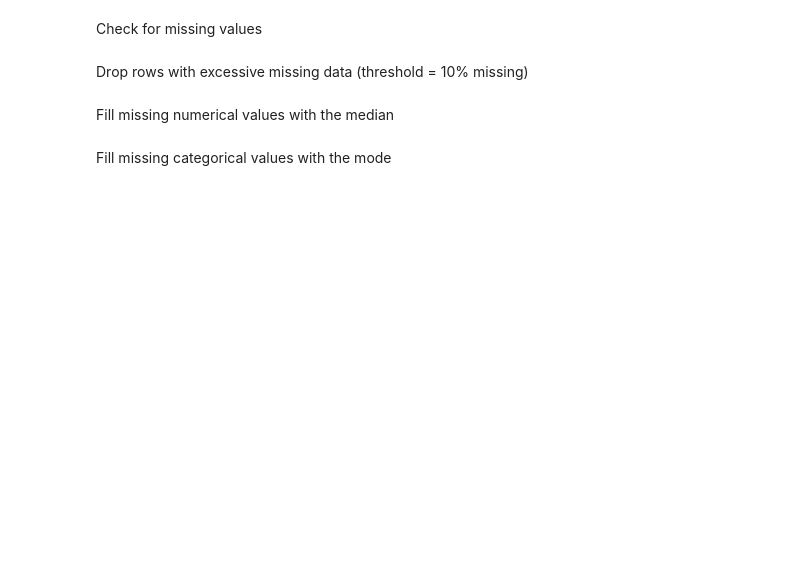
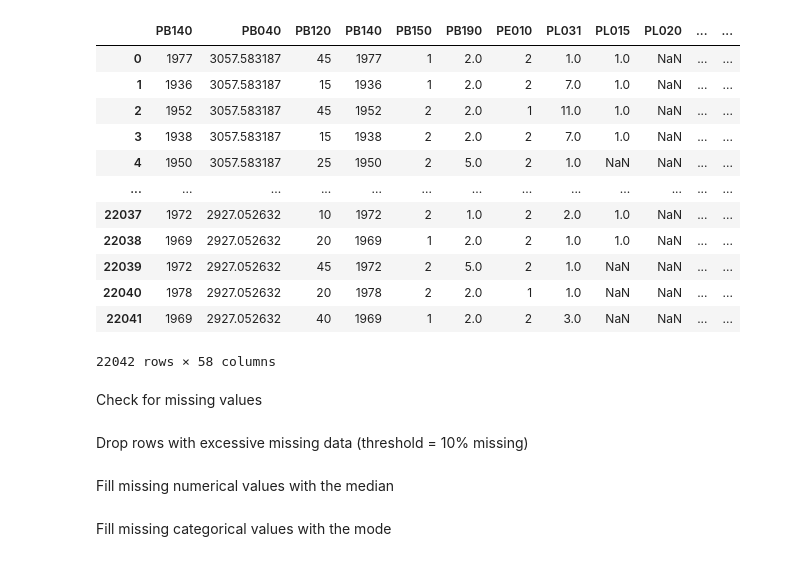
Before and after one commit to AdamWavv/microeconomics, a Jupyter notebook: preprocess.ipynb, the cells around one changed output. Cells and saved outputs as stored; diff of their text form; code cells hidden in the pictures; blank space fills up the shorter version.

```diff
--- a/preprocess.ipynb
+++ b/preprocess.ipynb
@@ -29,34 +94,50 @@ df[numeric_columns] = df[numeric_columns].apply(pd.to_numeric, errors='coerce')
 # %%
 # List of selected variables
 selected_columns = [
     # Demographic
-    'PB040', 'PB120', 'PB140', 'PB150', 'PB190', 'PE010',
+    'PB110', 'PB140', 'PB040', 'PB120', 'PB140', 'PB150',
+    'PB190', 'PE010',
 
     # Employment
     'PL031', 'PL015', 'PL020', 'PL025', 'PL040', 'PL060',
     'PL100', 'PL111', 'PL130', 'PL140', 'PL150', 'PL160',
     'PL180', 'PL190',
 
     # Health
     'PH010', 'PH020', 'PH030', 'PH040', 'PH050', 'PH060', 'PH070',
 
     # Finance
     'PY010G', 'PY020G', 'PY035G', 'PY050G', 'PY090G',
     'PY100G', 'PY110G', 'PY120G', 'PY130G', 'PY140G',
 
     # Well-being
     'PD020', 'PD030', 'PD050', 'PD060', 'PD070',
 
     # Moods
     'PW010', 'PW040', 'PW050', 'PW100', 'PW110', 'PW120',
     'PW130', 'PW140', 'PW150', 'PW160', 'PW170',
     'PW180', 'PW190', 'PW200', 'PW220'
 ]
 # Select only the relevant columns
 df = df[selected_columns]
 
 # Standardize column names to lowercase
-df.columns = [col.lower() for col in df.columns]
+# df.columns = [col.lower() for col in df.columns]
+df
+# %% [output]
+|  | PB140 | PB040 | PB120 | PB140 | PB150 | PB190 | PE010 | PL031 | PL015 | PL020 | ... | ... |
+| 0 | 1977 | 3057.583187 | 45 | 1977 | 1 | 2.0 | 2 | 1.0 | 1.0 | NaN | ... | ... |
+| 1 | 1936 | 3057.583187 | 15 | 1936 | 1 | 2.0 | 2 | 7.0 | 1.0 | NaN | ... | ... |
+| 2 | 1952 | 3057.583187 | 45 | 1952 | 2 | 2.0 | 1 | 11.0 | 1.0 | NaN | ... | ... |
+| 3 | 1938 | 3057.583187 | 15 | 1938 | 2 | 2.0 | 2 | 7.0 | 1.0 | NaN | ... | ... |
+| 4 | 1950 | 3057.583187 | 25 | 1950 | 2 | 5.0 | 2 | 1.0 | NaN | NaN | ... | ... |
+| ... | ... | ... | ... | ... | ... | ... | ... | ... | ... | ... | ... | ... |
+| 22037 | 1972 | 2927.052632 | 10 | 1972 | 2 | 1.0 | 2 | 2.0 | 1.0 | NaN | ... | ... |
+| 22038 | 1969 | 2927.052632 | 20 | 1969 | 1 | 2.0 | 2 | 1.0 | 1.0 | NaN | ... | ... |
+| 22039 | 1972 | 2927.052632 | 45 | 1972 | 2 | 5.0 | 2 | 1.0 | NaN | NaN | ... | ... |
+| 22040 | 1978 | 2927.052632 | 20 | 1978 | 2 | 2.0 | 1 | 1.0 | NaN | NaN | ... | ... |
+| 22041 | 1969 | 2927.052632 | 40 | 1969 | 1 | 2.0 | 2 | 3.0 | NaN | NaN | ... | ... |
+22042 rows × 58 columns
 # %% [markdown]
 Check for missing values
 # %%
```
Also changed, not shown: parts of 28 cells of this notebook.
